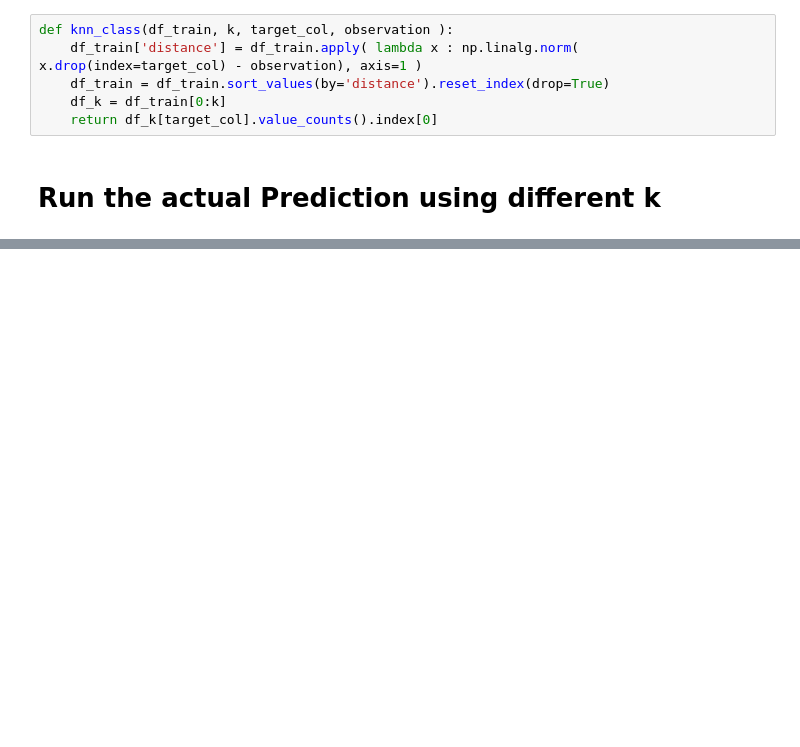
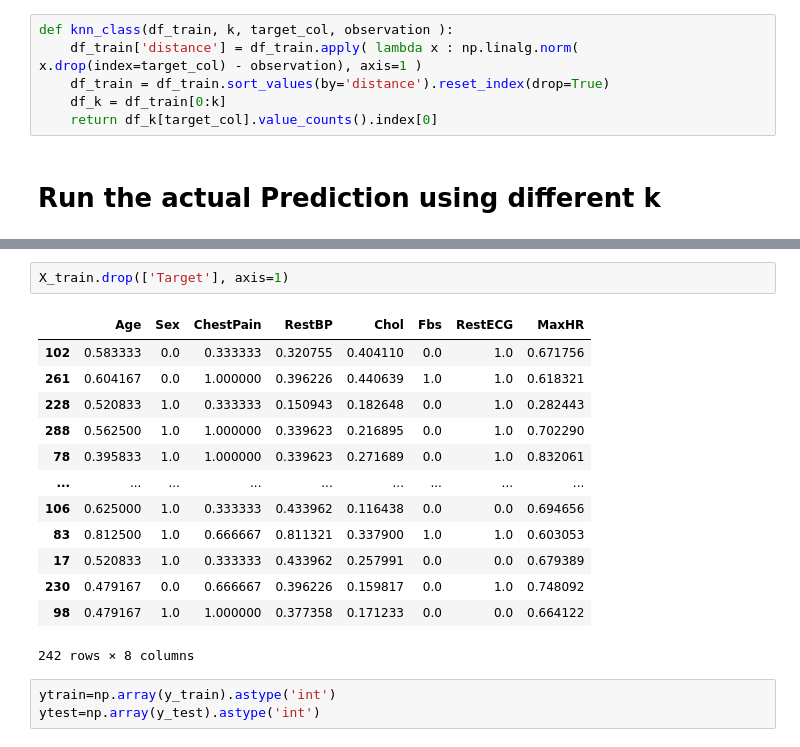
Before and after one commit to kiat/Elements-of-Data-Analytics, a Jupyter notebook: Code-Example-018-kNN.ipynb, the cells around one changed output, grey strips where cells are left out. Drawn from its saved outputs; the diff is of its cells as text; blank space fills up the shorter version.

```diff
--- a/Code-Example-018-kNN.ipynb
+++ b/Code-Example-018-kNN.ipynb
@@ -325,0 +349,19 @@ plt.show()
+# %%
+X_train.drop(['Target'], axis=1)
+# %% [output]
+|  | Age | Sex | ChestPain | RestBP | Chol | Fbs | RestECG | MaxHR |
+| 102 | 0.583333 | 0.0 | 0.333333 | 0.320755 | 0.404110 | 0.0 | 1.0 | 0.671756 |
+| 261 | 0.604167 | 0.0 | 1.000000 | 0.396226 | 0.440639 | 1.0 | 1.0 | 0.618321 |
+| 228 | 0.520833 | 1.0 | 0.333333 | 0.150943 | 0.182648 | 0.0 | 1.0 | 0.282443 |
+| 288 | 0.562500 | 1.0 | 1.000000 | 0.339623 | 0.216895 | 0.0 | 1.0 | 0.702290 |
+| 78 | 0.395833 | 1.0 | 1.000000 | 0.339623 | 0.271689 | 0.0 | 1.0 | 0.832061 |
+| ... | ... | ... | ... | ... | ... | ... | ... | ... |
+| 106 | 0.625000 | 1.0 | 0.333333 | 0.433962 | 0.116438 | 0.0 | 0.0 | 0.694656 |
+| 83 | 0.812500 | 1.0 | 0.666667 | 0.811321 | 0.337900 | 1.0 | 1.0 | 0.603053 |
+| 17 | 0.520833 | 1.0 | 0.333333 | 0.433962 | 0.257991 | 0.0 | 0.0 | 0.679389 |
+| 230 | 0.479167 | 0.0 | 0.666667 | 0.396226 | 0.159817 | 0.0 | 1.0 | 0.748092 |
+| 98 | 0.479167 | 1.0 | 1.000000 | 0.377358 | 0.171233 | 0.0 | 0.0 | 0.664122 |
+242 rows × 8 columns
+# %%
+ytrain=np.array(y_train).astype('int')
+ytest=np.array(y_test).astype('int')
```
Also changed, not shown: parts of 10 cells of this notebook.
